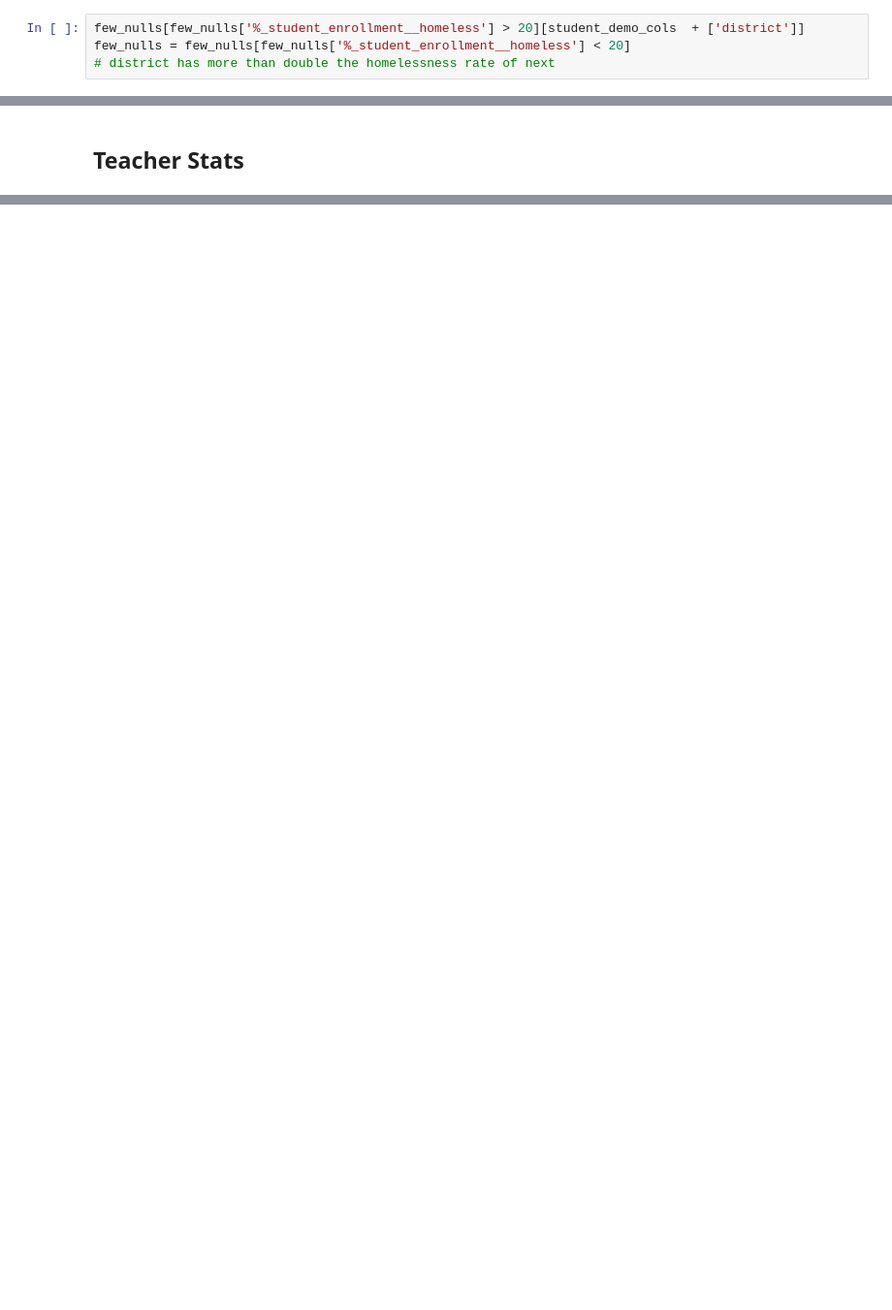
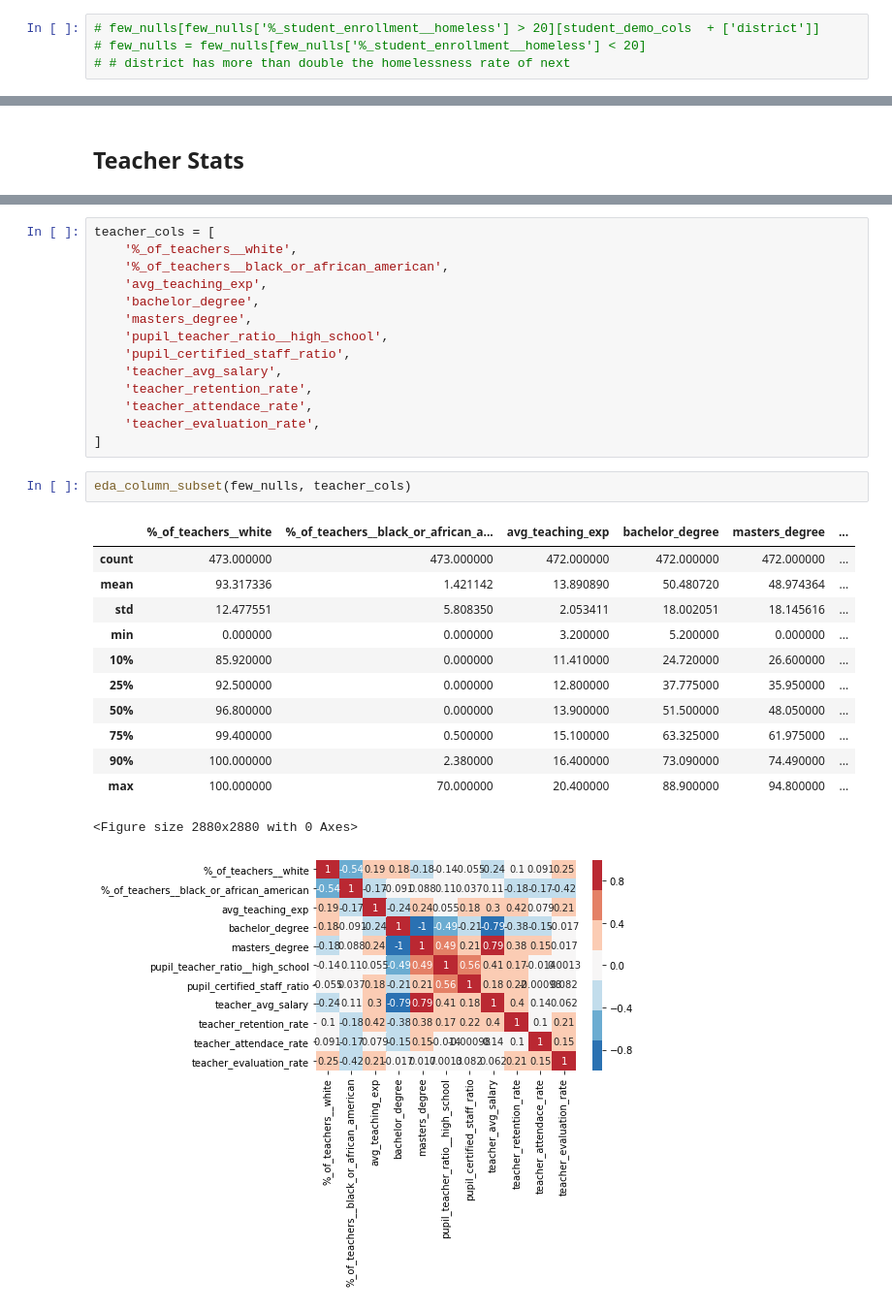
Before and after one commit to willyraedy/Ill_Edu, a Jupyter notebook: notebooks/EDA_2019.ipynb, the cells around one changed output, grey strips where cells are left out. Shown at 97% size. Drawn from its saved outputs; the diff is of its cells as text; blank space fills up the shorter version.

```diff
--- a/notebooks/EDA_2019.ipynb
+++ b/notebooks/EDA_2019.ipynb
@@ -503,4 +511,4 @@ sns.pairplot(few_nulls[student_demo_cols], plot_kws={'alpha': 0.2})
 # %%
-few_nulls[few_nulls['%_student_enrollment__homeless'] > 20][student_demo_cols  + ['district']]
-few_nulls = few_nulls[few_nulls['%_student_enrollment__homeless'] < 20]
-# district has more than double the homelessness rate of next
+# few_nulls[few_nulls['%_student_enrollment__homeless'] > 20][student_demo_cols  + ['district']]
+# few_nulls = few_nulls[few_nulls['%_student_enrollment__homeless'] < 20]
+# # district has more than double the homelessness rate of next
@@ -563,0 +517,30 @@ max                 100.000000
+# %%
+teacher_cols = [
+    '%_of_teachers__white',
+    '%_of_teachers__black_or_african_american',
+    'avg_teaching_exp',
+    'bachelor_degree',
+    'masters_degree',
+    'pupil_teacher_ratio__high_school',
+    'pupil_certified_staff_ratio',
+    'teacher_avg_salary',
+    'teacher_retention_rate',
+    'teacher_attendace_rate',
+    'teacher_evaluation_rate',
+]
+# %%
+eda_column_subset(few_nulls, teacher_cols)
+# %% [output]
+|  | %_of_teachers__white | %_of_teachers__black_or_african_a... | avg_teaching_exp | bachelor_degree | masters_degree | ... |
+| count | 473.000000 | 473.000000 | 472.000000 | 472.000000 | 472.000000 | ... |
+| mean | 93.317336 | 1.421142 | 13.890890 | 50.480720 | 48.974364 | ... |
+| std | 12.477551 | 5.808350 | 2.053411 | 18.002051 | 18.145616 | ... |
+| min | 0.000000 | 0.000000 | 3.200000 | 5.200000 | 0.000000 | ... |
+| 10% | 85.920000 | 0.000000 | 11.410000 | 24.720000 | 26.600000 | ... |
+| 25% | 92.500000 | 0.000000 | 12.800000 | 37.775000 | 35.950000 | ... |
+| 50% | 96.800000 | 0.000000 | 13.900000 | 51.500000 | 48.050000 | ... |
+| 75% | 99.400000 | 0.500000 | 15.100000 | 63.325000 | 61.975000 | ... |
+| 90% | 100.000000 | 2.380000 | 16.400000 | 73.090000 | 74.490000 | ... |
+| max | 100.000000 | 70.000000 | 20.400000 | 88.900000 | 94.800000 | ... |
+<Figure size 2880x2880 with 0 Axes>
+[figure, added]
```
Also changed, not shown: parts of 56 cells of this notebook, 1 other file.
